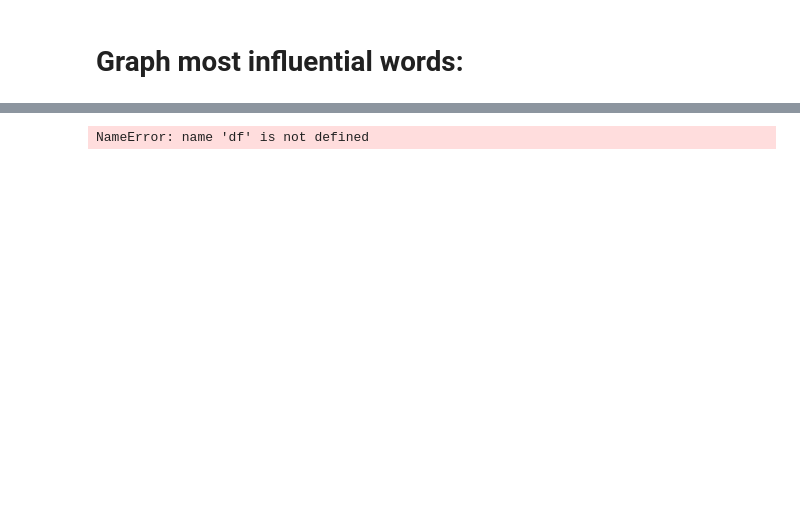
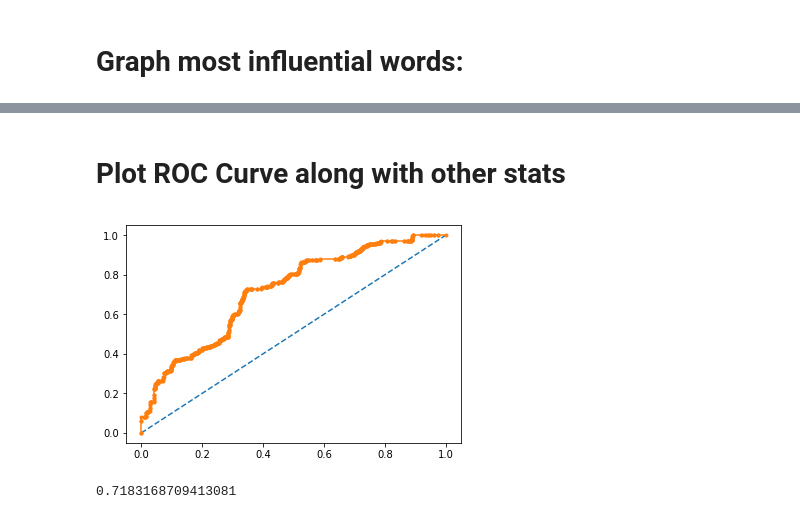
Before and after one commit to tariqrahmani08/CPSC571project, a Jupyter notebook: test-Copy1.ipynb, the cells around one changed output, grey strips where cells are left out. Cells and saved outputs as stored; diff of their text form; code cells hidden in the pictures; blank space fills up the shorter version.

```diff
--- a/test-Copy1.ipynb
+++ b/test-Copy1.ipynb
@@ -87,17 +112,4 @@ stock
 # %%
-
-get_text_data = FunctionTransformer(lambda x: x['text'], validate=False)
-get_numeric_data = FunctionTransformer(lambda x: x.loc[:, 'Open': 'yesterday_close'], validate=False)
-
-vect = TfidfVectorizer(analyzer=preprocess_text, strip_accents='unicode', ngram_range=(1, 3))
-
-X = df.loc[:, 'text': 'yesterday_close']
-y = df.loc[:, 'value']
-
-# X_train, X_test, y_train, y_test = train_test_split(X, y, test_size=0.2, random_state=42)
-X_train, y_train = shuffle(X.loc[:'2015-07-26'], y.loc[:'2015-07-26'])
-X_test, y_test = shuffle(X.loc['2015-07-27':], y.loc['2015-07-27':])
-
 model = Pipeline([
     ('features', FeatureUnion([
             ('numeric_features', Pipeline([
@@ -108,9 +120,9 @@ model = Pipeline([
                   ('vec',  vect)
               ]))
          ])),
-    #('clf', LinearSVC(class_weight='balanced', max_iter=2000, penalty='l1', dual=False)),
-    ('clf', MultinomialNB()),
-    #('clf', LinearSVC(class_weight='balanced', max_iter=2000, penalty='l1', dual=False)),
+    ('clf', LinearSVC(class_weight='balanced', max_iter=3000, penalty='l1', dual=False)),
+    #('clf', KNeighborsClassifier(n_neighbors=3)),
+    #('clf', LinearSVC(class_weight='balanced', fit_intercept=False, penalty='l1', dual=False, C=0.1)),
 ])
 
 model.fit(X_train, y_train)
@@ -201,11 +237,51 @@ tscv = TimeSeriesSplit(n_splits=5)
 for train_index, test_index in tscv.split(X):
     print("TRAIN:", train_index, "TEST:", test_index)
     X_train, X_test = X.iloc[train_index], X.iloc[test_index]
-    # print(X_train)
+    print("Y_TRAIN")
+    print(y_train)
     y_train, y_test = y.iloc[train_index], y.iloc[test_index]
-    # print(X_test)
+    print("Y_TEST")
+    print(y_test)
-# %% [output]
-NameError: name 'df' is not defined
+# %% [markdown]
+# Plot ROC Curve along with other stats
+# %%
+from sklearn.metrics import classification_report, roc_auc_score
+from matplotlib import pyplot
+
+def evaluate(classifier):
+    predicted = classifier.predict(X_test)
+    if isinstance(classifier.steps[1][1], LinearSVC):
+        probabilities = np.array(classifier.decision_function(X_test))
+        scores = probabilities
+    else:
+        probabilities = np.array(classifier.predict_proba(X_test))
+        scores = probabilities[:, 1]  # NEW
+
+    testing_category_array = np.array(y_test)  # NEW
+    pos_idx = np.where(testing_category_array == 1)
+    predicted_true_binary = np.zeros(testing_category_array.shape)
+    predicted_true_binary[pos_idx] = 1
+    fpr, tpr, thresholds = roc_curve(predicted_true_binary, scores)
+    auc = roc_auc_score(predicted_true_binary, scores)
+
+    mean_acc = np.mean(predicted == y_test)
+    report = classification_report(y_test, predicted)
+
+    return fpr, tpr, auc, mean_acc, report
+
+fpr, tpr, auc, mean_acc, report = evaluate(model)
+# plot no skill
+pyplot.plot([0, 1], [0, 1], linestyle='--')
+# plot the roc curve for the model
+pyplot.plot(fpr, tpr, marker='.')
+# show the plot
+pyplot.show()
+# %% [output]
+[figure, added]
+# %%
+auc
+# %% [output]
+0.7183168709413081
 # %%
 # Figure out how to graph SVM
 svd = TruncatedSVD(n_components=2, random_state=42)
```
Also changed, not shown: parts of 10 cells of this notebook.
